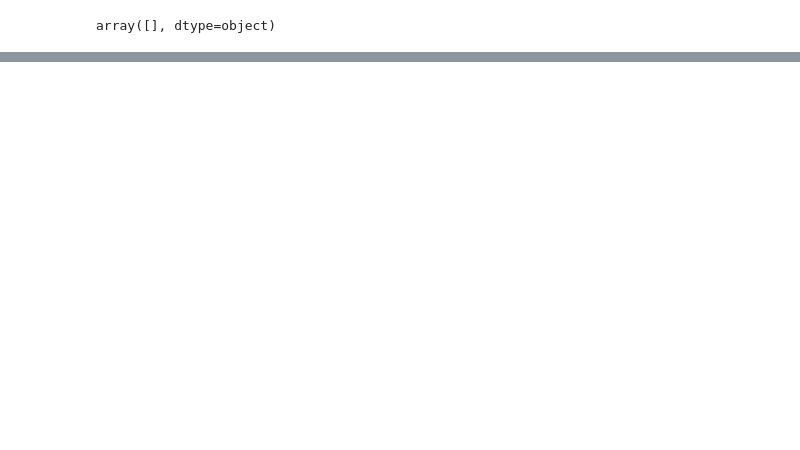
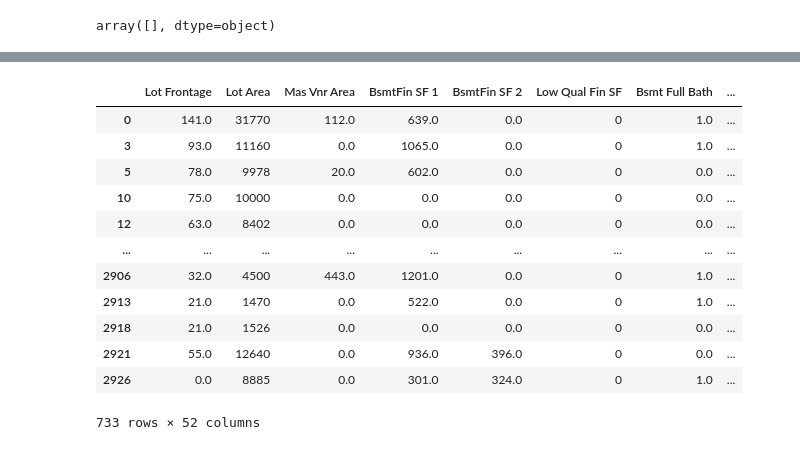
Before and after one commit to prateeksab/housingprices, a Jupyter notebook: Models_PS.ipynb, the cells around one changed output, grey strips where cells are left out. Cells and saved outputs as stored; diff of their text form; code cells hidden in the pictures; blank space fills up the shorter version.

```diff
--- a/Models_PS.ipynb
+++ b/Models_PS.ipynb
@@ -468,0 +466,17 @@ new_features
+# %%
+sorted_test_data = X_test.sort_index()
+sorted_test_data
+# %% [output]
+|  | Lot Frontage | Lot Area | Mas Vnr Area | BsmtFin SF 1 | BsmtFin SF 2 | Low Qual Fin SF | Bsmt Full Bath | ... |
+| 0 | 141.0 | 31770 | 112.0 | 639.0 | 0.0 | 0 | 1.0 | ... |
+| 3 | 93.0 | 11160 | 0.0 | 1065.0 | 0.0 | 0 | 1.0 | ... |
+| 5 | 78.0 | 9978 | 20.0 | 602.0 | 0.0 | 0 | 0.0 | ... |
+| 10 | 75.0 | 10000 | 0.0 | 0.0 | 0.0 | 0 | 0.0 | ... |
+| 12 | 63.0 | 8402 | 0.0 | 0.0 | 0.0 | 0 | 0.0 | ... |
+| ... | ... | ... | ... | ... | ... | ... | ... | ... |
+| 2906 | 32.0 | 4500 | 443.0 | 1201.0 | 0.0 | 0 | 1.0 | ... |
+| 2913 | 21.0 | 1470 | 0.0 | 522.0 | 0.0 | 0 | 1.0 | ... |
+| 2918 | 21.0 | 1526 | 0.0 | 0.0 | 0.0 | 0 | 0.0 | ... |
+| 2921 | 55.0 | 12640 | 0.0 | 936.0 | 396.0 | 0 | 0.0 | ... |
+| 2926 | 0.0 | 8885 | 0.0 | 301.0 | 324.0 | 0 | 1.0 | ... |
+733 rows × 52 columns
```
Also changed, not shown: parts of 21 cells of this notebook.
